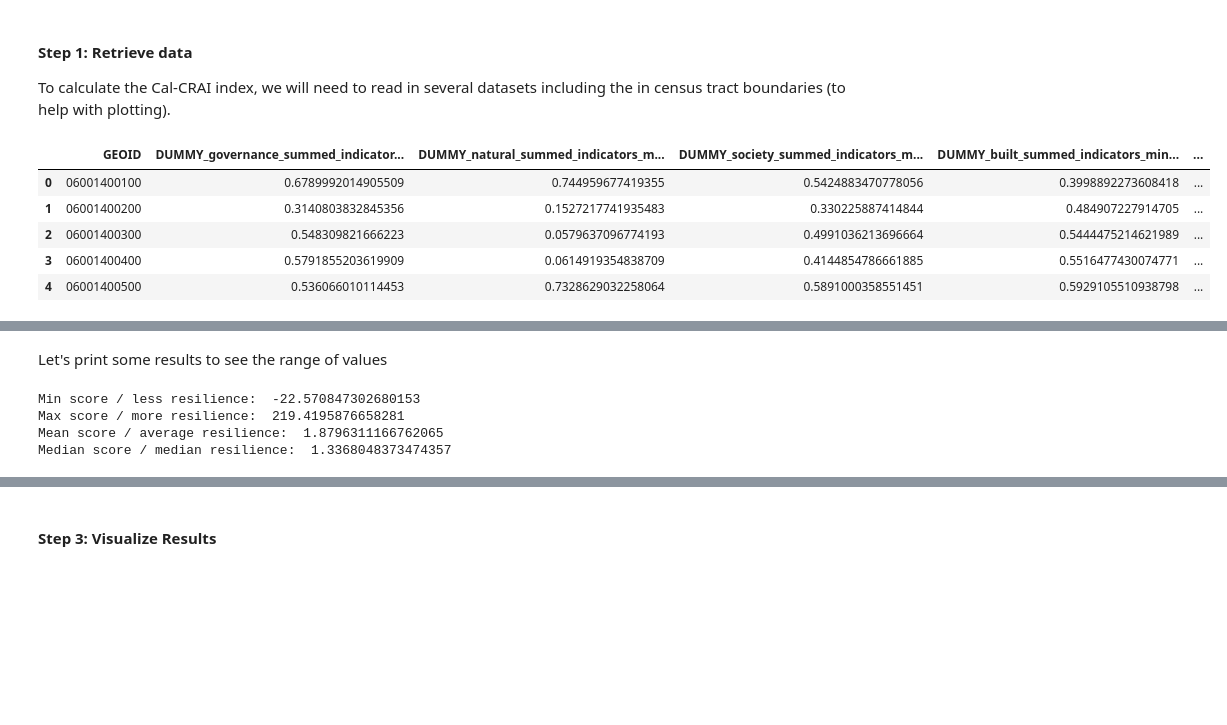
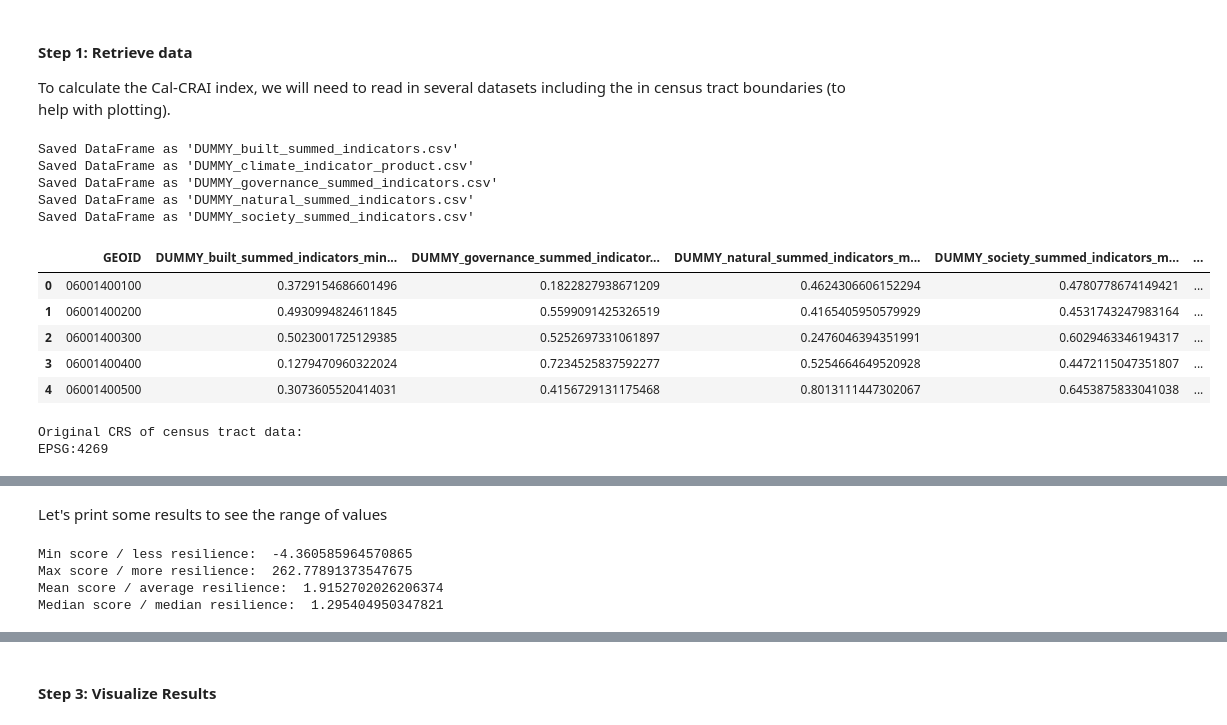
Before and after one commit to Eagle-Rock-Analytics/carb-climate-index, a Jupyter notebook: scripts/index_method/index_demo.ipynb, the cells around one changed output, grey strips where cells are left out. Saved outputs shown, nothing was run; the diff lists cells and outputs as text; code cells hidden in the pictures; blank space fills up the shorter version.

```diff
--- a/scripts/index_method/index_demo.ipynb
+++ b/scripts/index_method/index_demo.ipynb
@@ -24,20 +32,32 @@ To calculate the Cal-CRAI index, we will need to read in several datasets includ
 
 # # Search for non-zipped files
 # pull_csv_from_directory(bucket_name, aws_dir, search_zipped=False)
+# %%
+bucket_name = 'ca-climate-index'
+aws_dir = '3_fair_data/dummy_data/'
+
+# # Search for non-zipped files
+pull_csv_from_directory(bucket_name, aws_dir, search_zipped=False)
+# %% [output]
+Saved DataFrame as 'DUMMY_built_summed_indicators.csv'
+Saved DataFrame as 'DUMMY_climate_indicator_product.csv'
+Saved DataFrame as 'DUMMY_governance_summed_indicators.csv'
+Saved DataFrame as 'DUMMY_natural_summed_indicators.csv'
+Saved DataFrame as 'DUMMY_society_summed_indicators.csv'
 # %%
 # read in index data (per domain)
 df = gpd.read_file('output_folder/calcrai_adjustedcols_ready.csv')
-df = df.drop(columns='field_1')
+#df = df.drop(columns='field_1')
 df['GEOID'] = '0' + df['GEOID']
 
 df.head(5)
 # %% [output]
-|  | GEOID | DUMMY_governance_summed_indicator... | DUMMY_natural_summed_indicators_m... | DUMMY_society_summed_indicators_m... | DUMMY_built_summed_indicators_min... | ... |
-| 0 | 06001400100 | 0.6789992014905509 | 0.744959677419355 | 0.5424883470778056 | 0.3998892273608418 | ... |
-| 1 | 06001400200 | 0.3140803832845356 | 0.1527217741935483 | 0.330225887414844 | 0.484907227914705 | ... |
-| 2 | 06001400300 | 0.548309821666223 | 0.0579637096774193 | 0.4991036213696664 | 0.5444475214621989 | ... |
-| 3 | 06001400400 | 0.5791855203619909 | 0.0614919354838709 | 0.4144854786661885 | 0.5516477430074771 | ... |
-| 4 | 06001400500 | 0.536066010114453 | 0.7328629032258064 | 0.5891000358551451 | 0.5929105510938798 | ... |
+|  | GEOID | DUMMY_built_summed_indicators_min... | DUMMY_governance_summed_indicator... | DUMMY_natural_summed_indicators_m... | DUMMY_society_summed_indicators_m... | ... |
+| 0 | 06001400100 | 0.3729154686601496 | 0.1822827938671209 | 0.4624306606152294 | 0.4780778674149421 | ... |
+| 1 | 06001400200 | 0.4930994824611845 | 0.5599091425326519 | 0.4165405950579929 | 0.4531743247983164 | ... |
+| 2 | 06001400300 | 0.5023001725129385 | 0.5252697331061897 | 0.2476046394351991 | 0.6029463346194317 | ... |
+| 3 | 06001400400 | 0.1279470960322024 | 0.7234525837592277 | 0.5254664649520928 | 0.4472115047351807 | ... |
+| 4 | 06001400500 | 0.3073605520414031 | 0.4156729131175468 | 0.8013111447302067 | 0.6453875833041038 | ... |
 # %%
 climate_domain_min_max_data = pd.read_csv('DUMMY_climate_indicator_product.csv')
 df['acute_risk'] = climate_domain_min_max_data[['min_max_standardized_from_product']] # add climate col to main df
@@ -48,3 +64,11 @@ ca_census = ca_census.to_crs('EPSG:4326')
+# %%
+census_shp_dir = "s3://ca-climate-index/0_map_data/2021_tiger_census_tract/2021_ca_tract/"
+ca_boundaries = gpd.read_file(census_shp_dir)
+print("Original CRS of census tract data:")
+print(ca_boundaries.crs)
+# %% [output]
+Original CRS of census tract data:
+EPSG:4269
 # %% [markdown]
 #### Step 2: Calculate Cal-CRAI
 
@@ -88,8 +112,8 @@ print('Max score / more resilience: ', df_eq['calcrai_score'].max())
 print('Mean score / average resilience: ', df_eq['calcrai_score'].mean())
 print('Median score / median resilience: ', df_eq['calcrai_score'].median())
 # %% [output]
-Min score / less resilience:  -22.570847302680153
-Max score / more resilience:  219.4195876658281
-Mean score / average resilience:  1.8796311166762065
-Median score / median resilience:  1.3368048373474357
+Min score / less resilience:  -4.360585964570865
+Max score / more resilience:  262.77891373547675
+Mean score / average resilience:  1.9152702026206374
+Median score / median resilience:  1.295404950347821
 # %%
```
Also changed, not shown: parts of 12 cells of this notebook, 1 other file.
